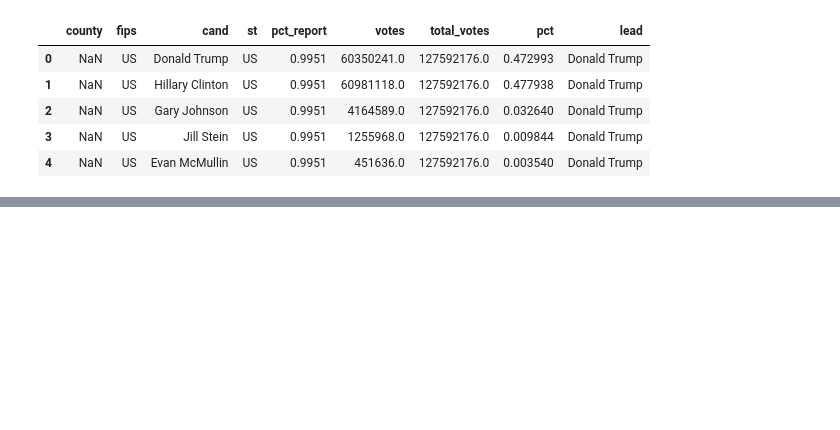
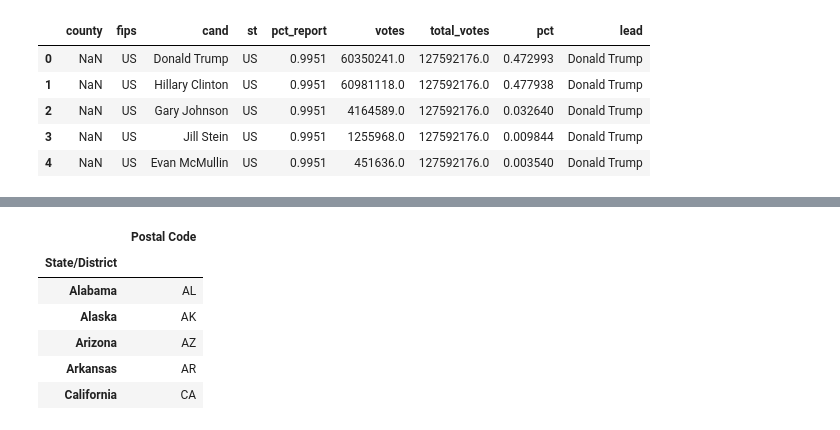
Before and after one commit to Dszymczk/Data_analysis_sentdex, a Jupyter notebook: pandas5.ipynb, the cells around one changed output, grey strips where cells are left out. Saved outputs shown, nothing was run; the diff lists cells and outputs as text; code cells hidden in the pictures; blank space fills up the shorter version.

```diff
--- a/pandas5.ipynb
+++ b/pandas5.ipynb
@@ -103,0 +115,12 @@ c
+# %%
+state_abbv = pd.read_csv("datasets/state_abbv.csv", index_col=0)
+state_abbv = state_abbv[["Postal Code"]]
+state_abbv.head()
+# %% [output]
+|  | Postal Code |
+| State/District |  |
+| Alabama | AL |
+| Alaska | AK |
+| Arizona | AZ |
+| Arkansas | AR |
+| California | CA |
```
Also changed, not shown: parts of 10 cells of this notebook.
